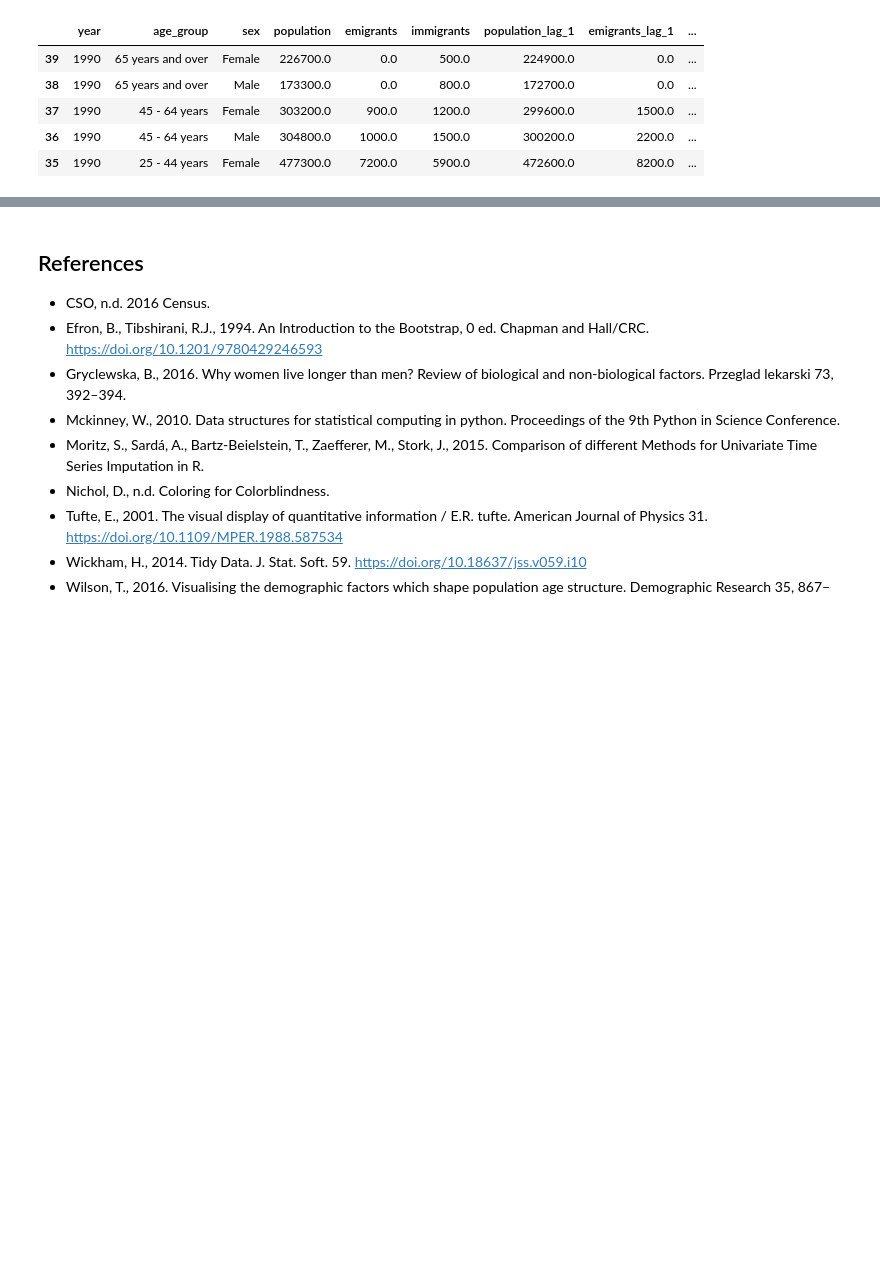
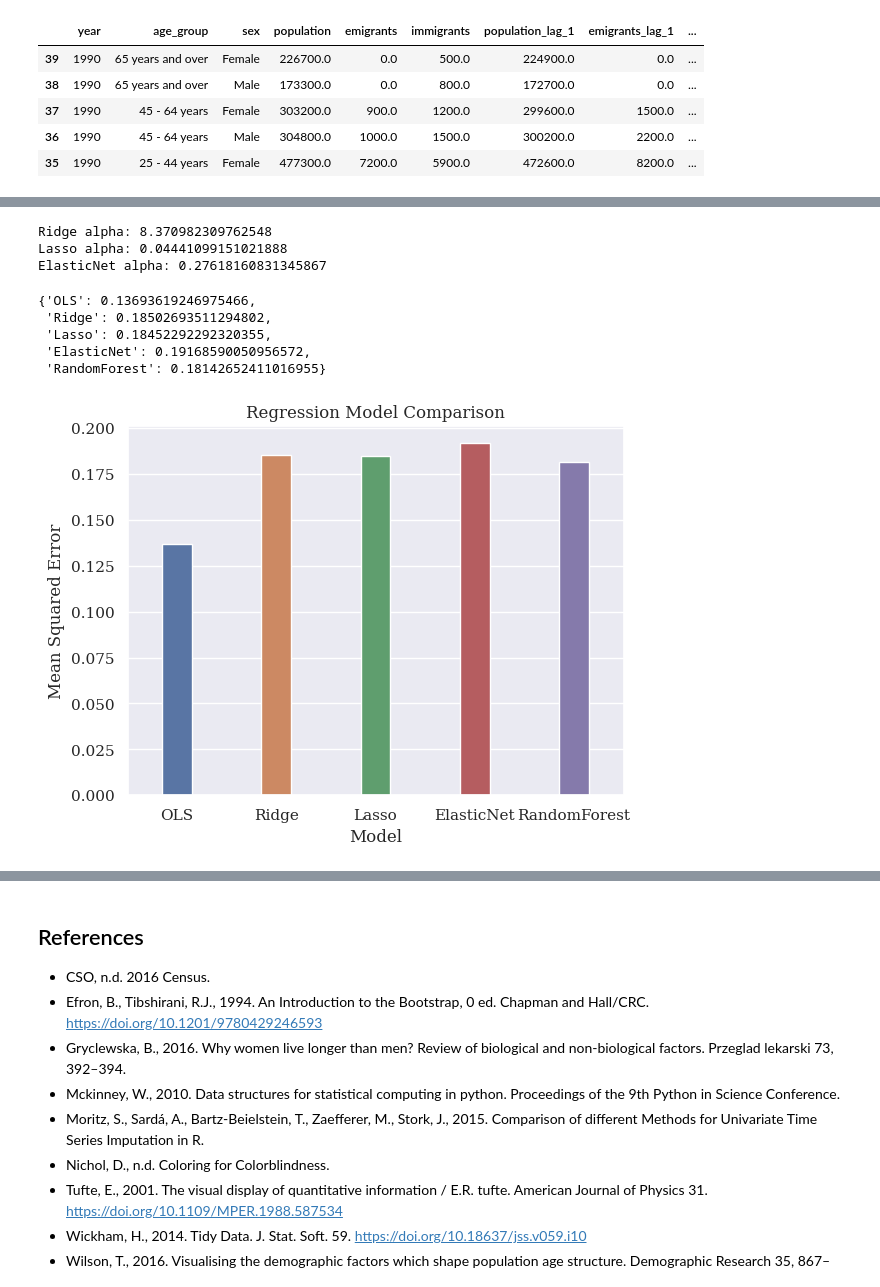
Before and after one commit to step-hen-burke/ca1, a Jupyter notebook: 00_initial_exploration.ipynb, the cells around one changed output, grey strips where cells are left out. Saved outputs shown, nothing was run; the diff lists cells and outputs as text; code cells hidden in the pictures; blank space fills up the shorter version.

```diff
--- a/00_initial_exploration.ipynb
+++ b/00_initial_exploration.ipynb
@@ -1189 +1215,44 @@ Test set MSE:  0.3171
+# %%
+random.seed(495)
+
+# get a uniform distribution using upper and lower bounds rather than loc and scale
+def get_uniform(min, max):
+    return uniform(min, max-min)
+
+lasso_params = {'alpha': get_uniform(0.005, 1)}
+ridge_params = {'alpha': get_uniform(1, 200)}
+e_net_params = {'alpha': get_uniform(0.005, 1), 'l1_ratio': get_uniform(0.3, 0.7)}
+rf_params = {'max_depth': [3, 5, 10, None], 'n_estimators': [50, 100, 500], 'max_features': ['sqrt', None]}
+
+models = {
+    'OLS': linear_model.LinearRegression().fit(X_train, y_train),
+    'Ridge': RandomizedSearchCV(linear_model.Ridge(), param_distributions=ridge_params).fit(X_train, y_train).best_estimator_,
+    'Lasso': RandomizedSearchCV(linear_model.Lasso(), param_distributions=lasso_params).fit(X_train, y_train).best_estimator_,
+    'ElasticNet': RandomizedSearchCV(linear_model.ElasticNet(), param_distributions=e_net_params).fit(X_train, y_train).best_estimator_,
+    'RandomForest': GridSearchCV(RandomForestRegressor(n_jobs=-1), param_grid=rf_params).fit(X_train, y_train).best_estimator_
+}
+# %%
+print(f'Ridge alpha: {models["Ridge"].alpha}')
+print(f'Lasso alpha: {models["Lasso"].alpha}')
+print(f'ElasticNet alpha: {models["ElasticNet"].alpha}')
+# %% [output]
+Ridge alpha: 8.370982309762548
+Lasso alpha: 0.04441099151021888
+ElasticNet alpha: 0.27618160831345867
+# %%
+predictions = {}
+results = {}
+for name, model in models.items():
+    predicted = model.predict(X_test)
+    mse = np.mean((predicted - y_test)**2)
+    predictions[name] = predicted
+    results[name] = mse
+
+results
+# %% [output]
+{'OLS': 0.13693619246975466,
+ 'Ridge': 0.18502693511294802,
+ 'Lasso': 0.18452292292320355,
+ 'ElasticNet': 0.19168590050956572,
+ 'RandomForest': 0.18142652411016955}
 # %%
@@ -1190,0 +1262,11 @@ Test set MSE:  0.3171
+# %%
+comparison_df = pd.DataFrame(results.items(), columns=['model', 'mse'])
+
+p = sns.barplot(data = comparison_df, x='model', y='mse', hue='model', width=0.3)
+plt.title('Regression Model Comparison')
+plt.xlabel('Model')
+plt.ylabel('Mean Squared Error');
+
+fig.savefig(charts_folder / 'regression_comparison_mae.png')
+# %% [output]
+[figure, added]
```
Also changed, not shown: parts of 29 cells of this notebook, 1 other file.
